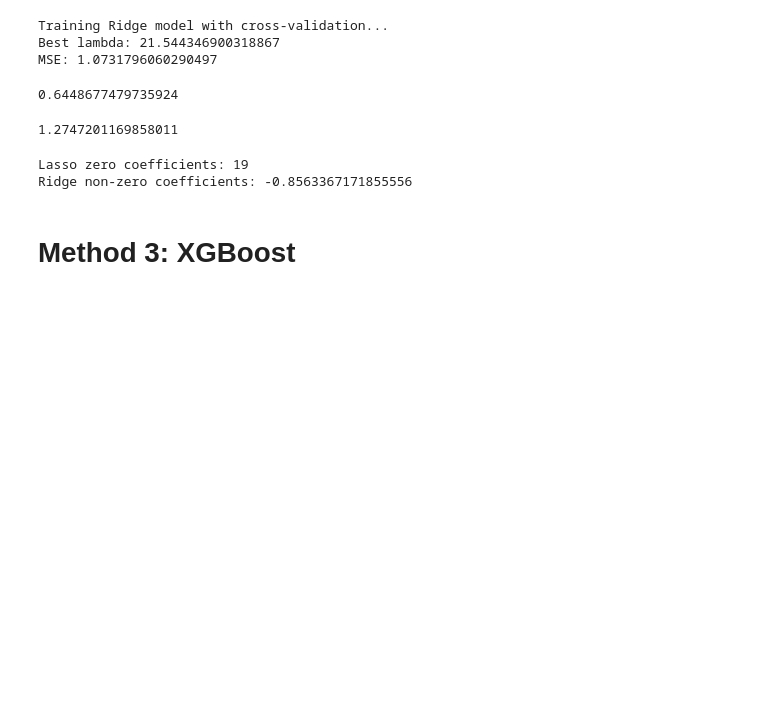
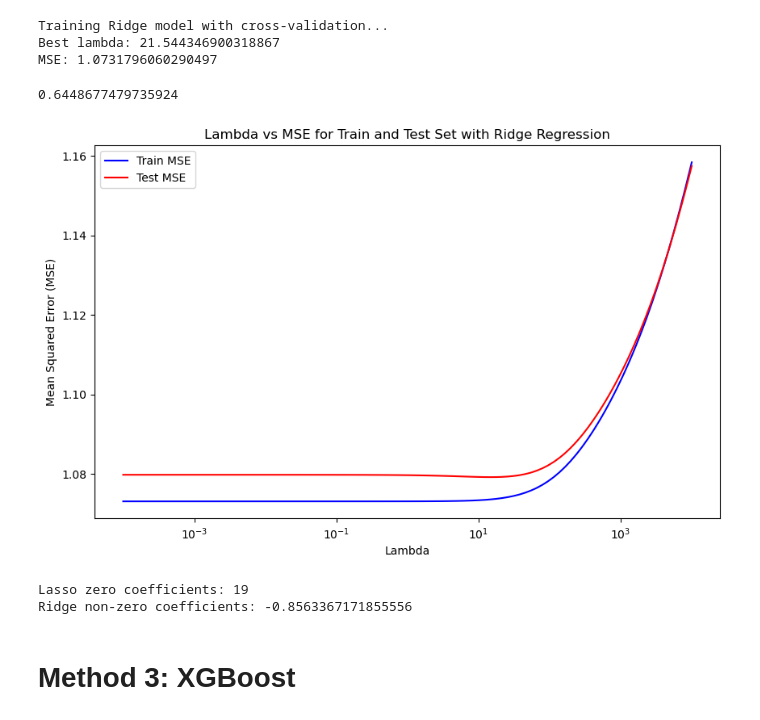
Before and after one commit to ashzhe7/HCT_Survival_Predictions, a Jupyter notebook: BIOS635_Midterm.ipynb, the cells around one changed output. Cells and saved outputs as stored; diff of their text form; code cells hidden in the pictures; blank space fills up the shorter version.

```diff
--- a/BIOS635_Midterm.ipynb
+++ b/BIOS635_Midterm.ipynb
@@ -182,3 +183,10 @@ def strat_c_index(y_pred, data):
+# %%
+# Identify features (X) and response (y) variables
+X = fixed_data.drop(columns=['efs_time', 'efs', 'survival_rate', 'risk_score'])
+y = fixed_data['risk_score']
+
+# Split into 70-30 train/test set
+X_train, X_test, y_train, y_test = train_test_split(X, y, test_size=0.3, random_state=7)
 # %% [markdown]
 # Method 1: Lasso
 # %%
@@ -325,10 +404,34 @@ Training Ridge model with cross-validation...
 Best lambda: 21.544346900318867
 MSE: 1.0731796060290497
 0.6448677479735924
-# %%
-print(np.var(y))
-# %% [output]
-1.2747201169858011
+# %%
+# Plot lambda vs MSE for training and test sets
+mse_train_ridge = []
+mse_test_ridge = []
+
+# Loop through the grid of alphas to compute MSE for each value of alpha
+grid = 10 ** np.linspace(-4, 4, num=100)
+for alpha in grid:
+    ridge = RidgeCV(alphas=[alpha], cv=5)
+    ridge.fit(X_train, y_train)
+    y_train_pred_ridge = ridge.predict(X_train)
+    y_test_pred_ridge = ridge.predict(X_test)
+
+    mse_train_ridge.append(mean_squared_error(y_train, y_train_pred_ridge))
+    mse_test_ridge.append(mean_squared_error(y_test, y_test_pred_ridge))
+# %%
+# Plot MSE vs lambda for Ridge
+plt.figure(figsize=(10, 6))
+plt.plot(grid, mse_train_ridge, label="Train MSE", color='blue')
+plt.plot(grid, mse_test_ridge, label="Test MSE", color='red')
+plt.xscale('log')
+plt.xlabel('Lambda')
+plt.ylabel('Mean Squared Error (MSE)')
+plt.title('Lambda vs MSE for Train and Test Set with Ridge Regression')
+plt.legend()
+plt.show()
+# %% [output]
+[figure, added]
 # %%
 num_zero_lasso = np.sum(train_lasso.coef_ == 0)
 num_nonzero_ridge = np.sum(train_ridge.coef_ != 0)
```
Also changed, not shown: parts of 21 cells of this notebook.
